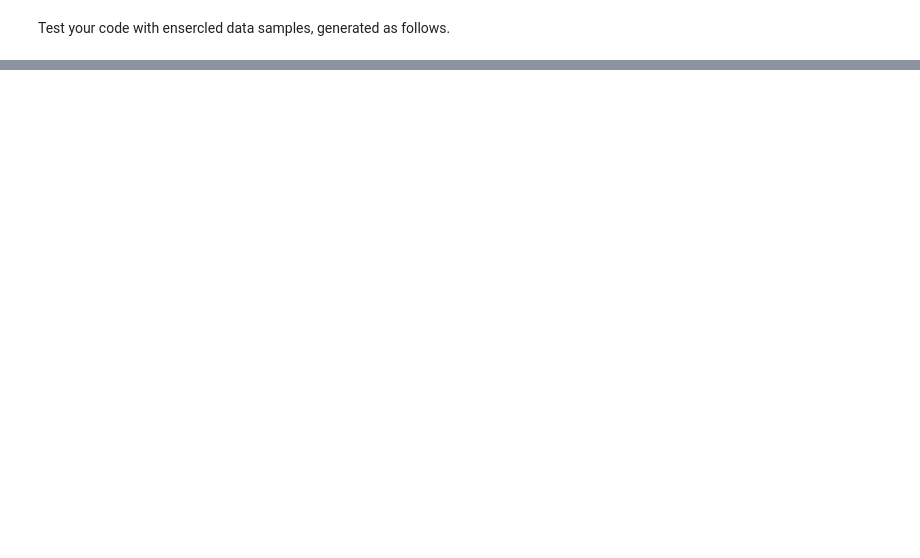
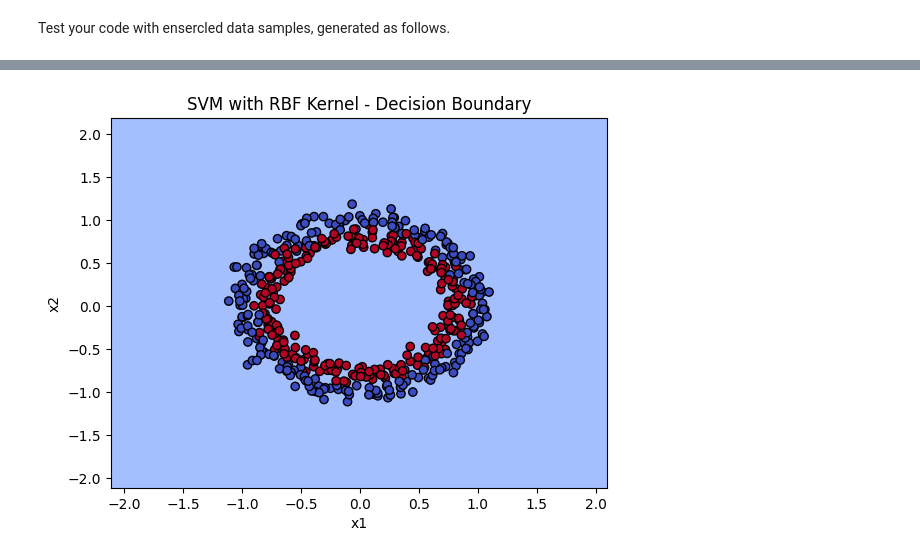
Before and after one commit to Poliaboy/MfDLS7, a Jupyter notebook: Lab_SVM.ipynb, the cells around one changed output, grey strips where cells are left out. Drawn from its saved outputs; the diff is of its cells as text; code cells hidden in the pictures; blank space fills up the shorter version.

```diff
--- a/Lab_SVM.ipynb
+++ b/Lab_SVM.ipynb
@@ -345,0 +389,43 @@ plt.show()
+# %%
+def plot_decision_boundary_rbf(X, Y, alphas, sv, sv_y, b, gamma):
+    # Create a grid to evaluate the model
+    x_min, x_max = X[:, 0].min() - 1, X[:, 0].max() + 1
+    y_min, y_max = X[:, 1].min() - 1, X[:, 1].max() + 1
+    xx, yy = np.meshgrid(np.linspace(x_min, x_max, 100), np.linspace(y_min, y_max, 100))
+
+    # Evaluate decision function for each point in the grid
+    grid = np.c_[xx.ravel(), yy.ravel()]
+    Z = np.zeros(grid.shape[0])
+    for i in range(grid.shape[0]):
+        val = 0
+        for alpha, sv_x, sv_y_value in zip(alphas, sv, sv_y):
+            if alpha > 1e-5:  # Check if it's a support vector
+                val += alpha * sv_y_value * np.exp(-gamma * np.linalg.norm(sv_x - grid[i])**2)
+        Z[i] = val + b
+
+    Z = Z.reshape(xx.shape)
+
+    # Plot the decision boundary
+    plt.contourf(xx, yy, Z, levels=[-1, 0, 1], alpha=0.8, cmap=plt.cm.coolwarm)
+    plt.scatter(X[:, 0], X[:, 1], c=Y, edgecolors='k', cmap=plt.cm.coolwarm)
+    plt.title("SVM with RBF Kernel - Decision Boundary")
+    plt.xlabel("x1")
+    plt.ylabel("x2")
+    plt.show()
+
+gamma = 0.5
+C = 1
+alphas = solve_alpha_rbf(X_circle, y_circle, C, gamma)
+
+# Get indices of support vectors
+sv_indices = np.where(alphas > 1e-5)[0]
+sv_alphas = alphas[sv_indices]
+sv_X = X_circle[sv_indices]
+sv_y = y_circle[sv_indices]
+
+# Calculate b (bias)
+b = np.mean(sv_y - np.sum(sv_alphas * sv_y * RBF(sv_X, gamma), axis=1))
+
+plot_decision_boundary_rbf(X_circle, y_circle, sv_alphas, sv_X, sv_y, b, gamma)
+# %% [output]
+[figure, added]
```
Also changed, not shown: parts of 7 cells of this notebook.
